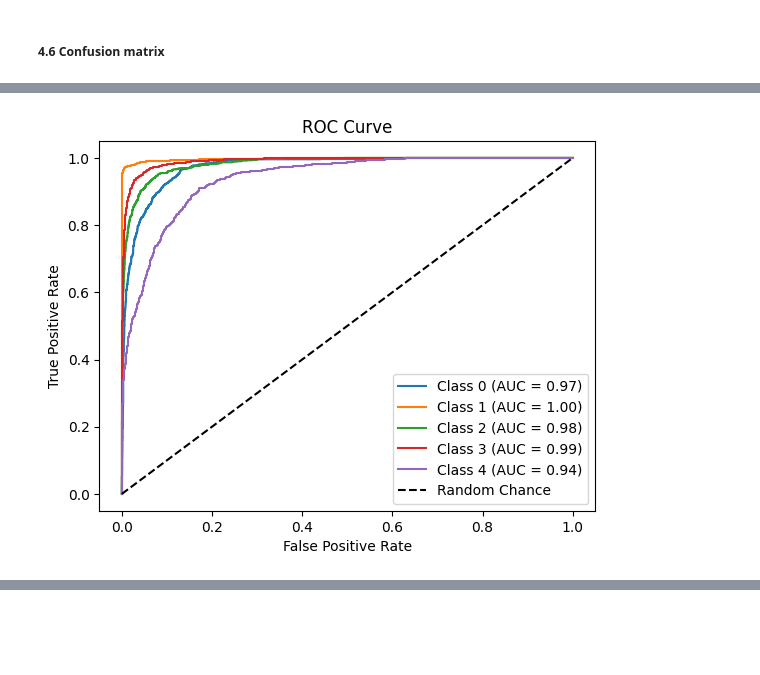
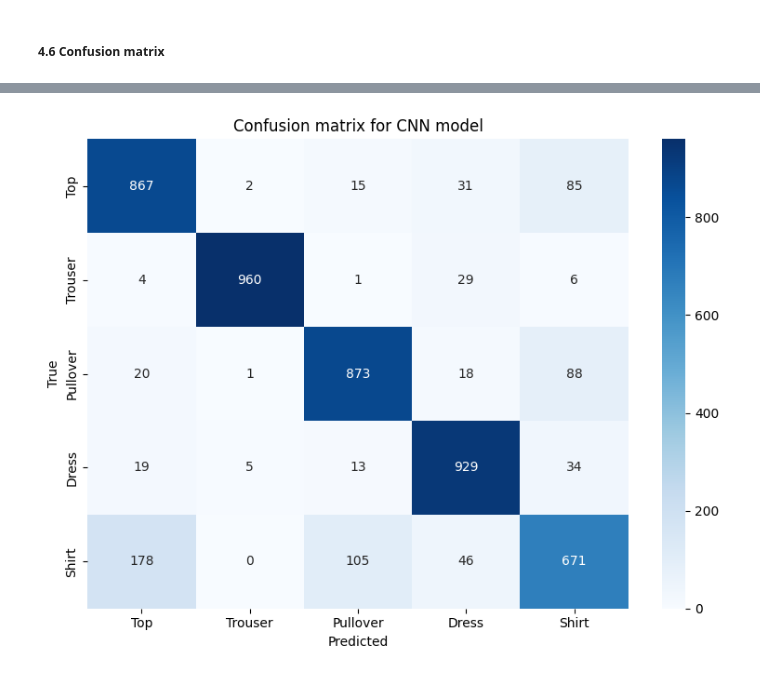
Before and after one commit to versroot/MLproject2024, a Jupyter notebook: 5_knn_and_cnn_calssification.ipynb, the cells around one changed output, grey strips where cells are left out. Saved outputs shown, nothing was run; the diff lists cells and outputs as text; code cells hidden in the pictures; blank space fills up the shorter version.

```diff
--- a/5_knn_and_cnn_calssification.ipynb
+++ b/5_knn_and_cnn_calssification.ipynb
@@ -545,18 +508,8 @@ plt.show()
-# %%
-# binarize the labels for multi-class ROC
-classes = list(class_mapping.keys())
-y_test_bin = label_binarize(y_test, classes=classes)
-
-for i in range(5):
-    fpr, tpr, _ = roc_curve(y_test_bin[:, i], y_pred[:, i])
-    roc_auc = auc(fpr, tpr)
-    plt.plot(fpr, tpr, label=f'Class {i} (AUC = {roc_auc:.2f})')
-
-plt.plot([0, 1], [0, 1], 'k--', label='Random Chance')
-plt.xlabel('False Positive Rate')
-plt.ylabel('True Positive Rate')
-plt.title('ROC Curve')
-plt.legend()
-plt.show()
-# %% [output]
-[figure, removed]
+# %%
+# predictions
+y_pred = model_cnn.predict(X_test)
+y_pred_classes = y_pred.argmax(axis=1)
+
+title_cnn = 'Confusion matrix for CNN model'
+plot_confusion_matrix(y_test, y_pred_classes, title_cnn)
+# %% [output]
@@ -562,0 +517 @@ plt.show()
+[figure, added]
```
Also changed, not shown: parts of 20 cells of this notebook, 4 other files.
